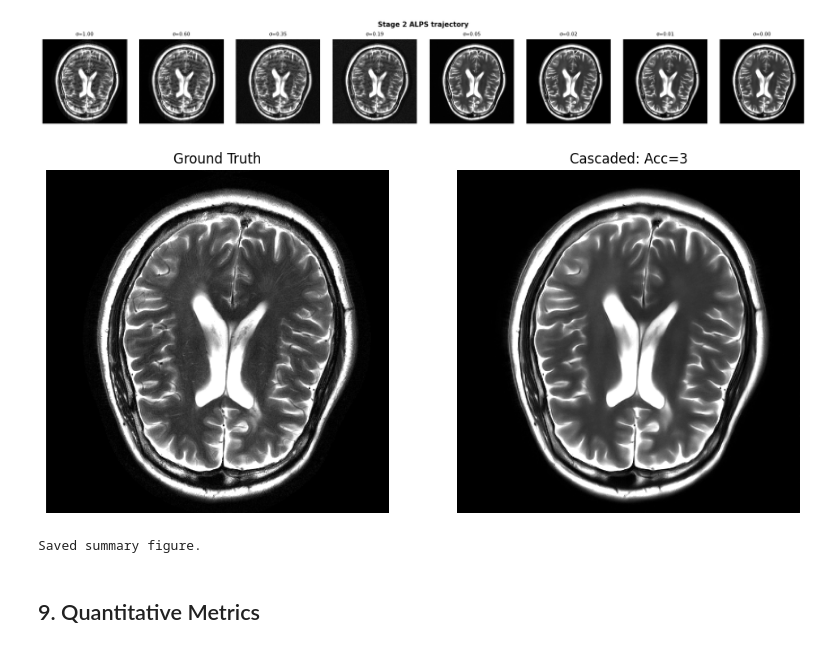
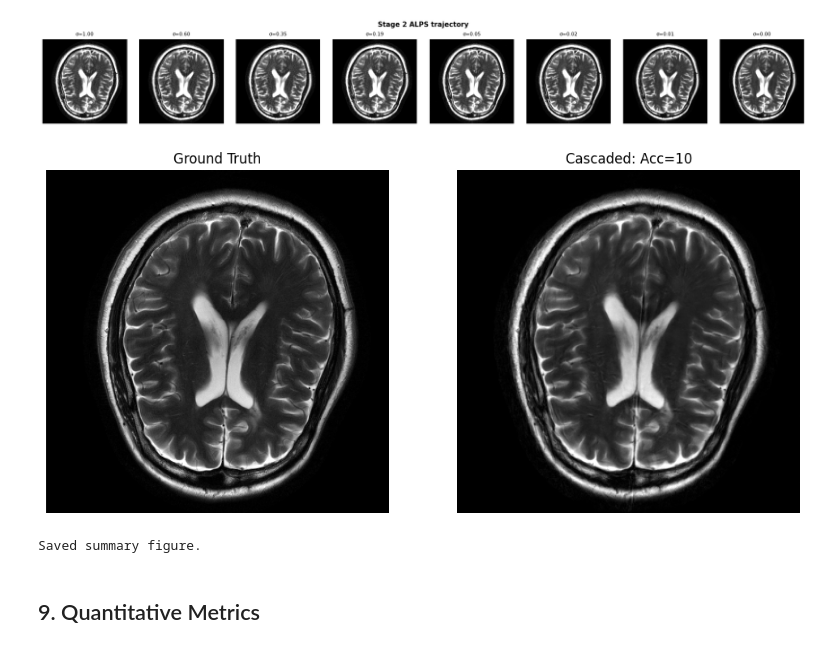
Before and after one commit to cbiguva/cascade_diffusion_mri, a Jupyter notebook: alps/reconstruct_mri_cascade_alps.ipynb, the cells around one changed output. Saved outputs shown, nothing was run; the diff lists cells and outputs as text; code cells hidden in the pictures.

```diff
--- a/alps/reconstruct_mri_cascade_alps.ipynb
+++ b/alps/reconstruct_mri_cascade_alps.ipynb
@@ -99,9 +99,9 @@ DATA_PT   = '/CBIG-Standard-ECE/aniket/FastMRI_brain_data_all/AXT2/file_brain_AX
 SLICE_IDX = 2      # which slice to reconstruct
 
 # Forward model
-ACCELERATION  = 3      # Cartesian undersampling factor
+ACCELERATION  = 10      # Cartesian undersampling factor
 ACS_FRACTION  = 0.07   # fraction of k-space centre always acquired
-ETA           = 0.03   # noise std
+ETA           = 0.005   # noise std
 SEED          = 42
 
 # ALPS hyperparameters
@@ -230,7 +230,9 @@ csm_96 = avg_pool_complex(csm, POOL)                                 # (1, C, 96
 
 # A single Cartesian mask; the 96×96 Stage-1 mask is its central crop so the
 # two stages sample exactly the same phase-encode lines in the k-space centre.
-mask_384 = make_cartesian_mask(FULL, ACCELERATION, ACS_FRACTION, SEED)
+#mask_384 = make_cartesian_mask(FULL, ACCELERATION, ACS_FRACTION, SEED)
+mask_384 = make_radial_mask(FULL, ACCELERATION, seed=SEED)
+
 mask_96  = crop_kspace_center(mask_384, LOW)
 
 # Stage 1 SENSE operator — 96×96 (pooled image + pooled coil maps)
@@ -544,21 +547,21 @@ plt.show()
 # %%
 plt.subplots(1, 2, figsize=(12, 6))
 plt.subplot(1, 2, 1)
 plt.imshow(magnitude(x_gt), cmap='gray',vmax=0.8)
 plt.title('Ground Truth', fontsize=12)
 plt.axis('off')
 
 plt.subplot(1,2, 2)
-plt.imshow(magnitude(x384), cmap='gray',vmax=0.5)
+plt.imshow(magnitude(x384), cmap='gray',vmax=0.8)
 plt.title('Cascaded: Acc='+str(ACCELERATION), fontsize=12)
 plt.axis('off')
 
 plt.savefig(os.path.join(PROJECT_ROOT, 'outputs/alps_summary.png'),
             dpi=150, bbox_inches='tight')
 plt.show()
 print('Saved summary figure.')
 # %% [output]
-[figure, old version]
+[figure, new version]
 Saved summary figure.
 # %% [markdown]
 ## 9. Quantitative Metrics
```
Also changed, not shown: parts of 6 cells of this notebook, 1 other file.
